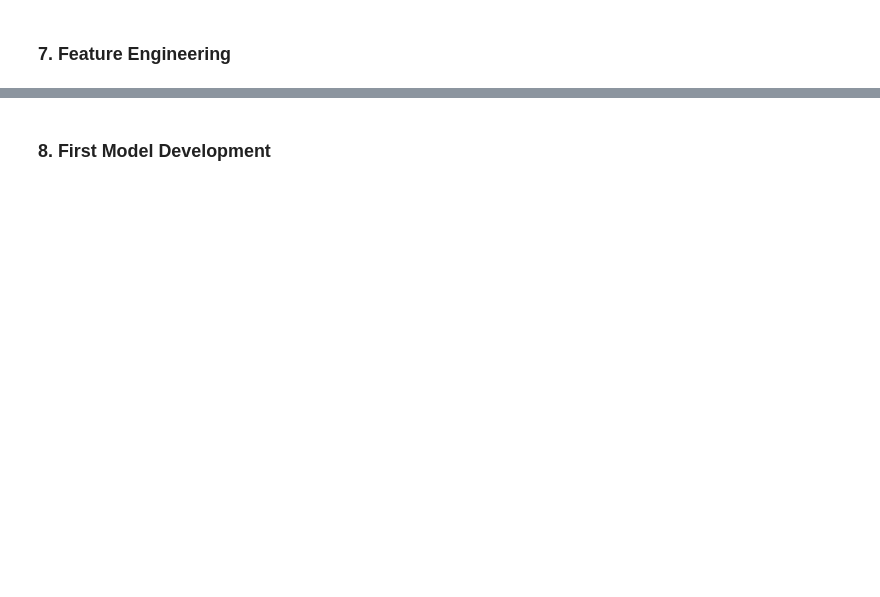
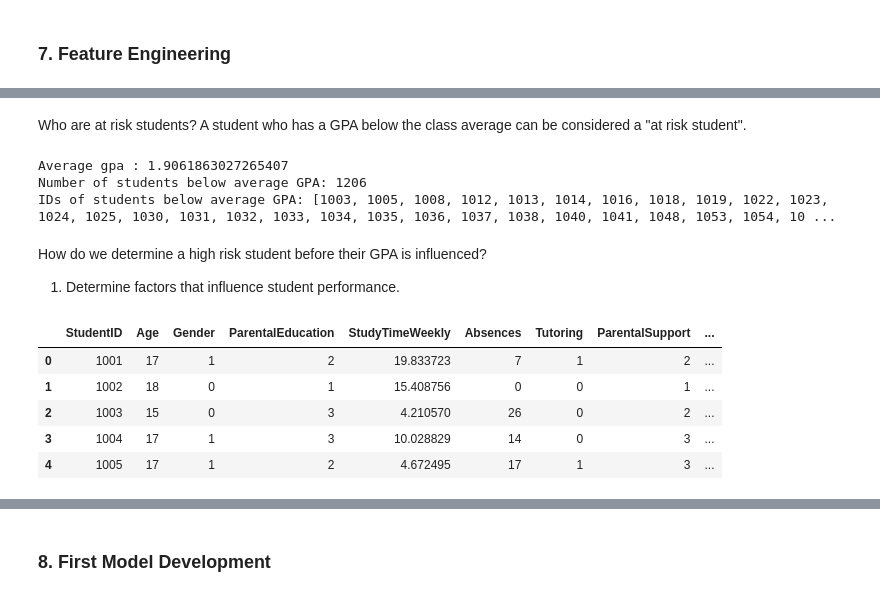
Before and after one commit to KGS577999/Guided-Project, a Jupyter notebook: notebooks/Guided_Project.ipynb, the cells around one changed output, grey strips where cells are left out. Cells and saved outputs as stored; diff of their text form; code cells hidden in the pictures; blank space fills up the shorter version.

```diff
--- a/notebooks/Guided_Project.ipynb
+++ b/notebooks/Guided_Project.ipynb
@@ -232,0 +249,27 @@ plt.show()
+# %% [markdown]
+Who are at risk students?
+A student who has a GPA below the class average can be considered a "at risk student".
+# %%
+average_gpa = df_original_cleaned_FE['GPA'].mean() #get the average GPA for the dataset
+print("Average gpa :", average_gpa)
+
+below_average_students = df_original_cleaned_FE[df_original_cleaned_FE['GPA'] < average_gpa]
+print("Number of students below average GPA:", len(below_average_students))
+below_average_student_ids = below_average_students['StudentID'].tolist()
+print("IDs of students below average GPA:", below_average_student_ids)
+# %% [output]
+Average gpa : 1.9061863027265407
+Number of students below average GPA: 1206
+IDs of students below average GPA: [1003, 1005, 1008, 1012, 1013, 1014, 1016, 1018, 1019, 1022, 1023, 1024, 1025, 1030, 1031, 1032, 1033, 1034, 1035, 1036, 1037, 1038, 1040, 1041, 1048, 1053, 1054, 10 ...
+# %% [markdown]
+How do we determine a high risk student before their GPA is influenced?
+1. Determine factors that influence student performance.
+# %%
+df_original_cleaned_FE.head()
+# %% [output]
+|  | StudentID | Age | Gender | ParentalEducation | StudyTimeWeekly | Absences | Tutoring | ParentalSupport | ... |
+| 0 | 1001 | 17 | 1 | 2 | 19.833723 | 7 | 1 | 2 | ... |
+| 1 | 1002 | 18 | 0 | 1 | 15.408756 | 0 | 0 | 1 | ... |
+| 2 | 1003 | 15 | 0 | 3 | 4.210570 | 26 | 0 | 2 | ... |
+| 3 | 1004 | 17 | 1 | 3 | 10.028829 | 14 | 0 | 3 | ... |
+| 4 | 1005 | 17 | 1 | 2 | 4.672495 | 17 | 1 | 3 | ... |
```
Also changed, not shown: parts of 21 cells of this notebook, 4 other files.
